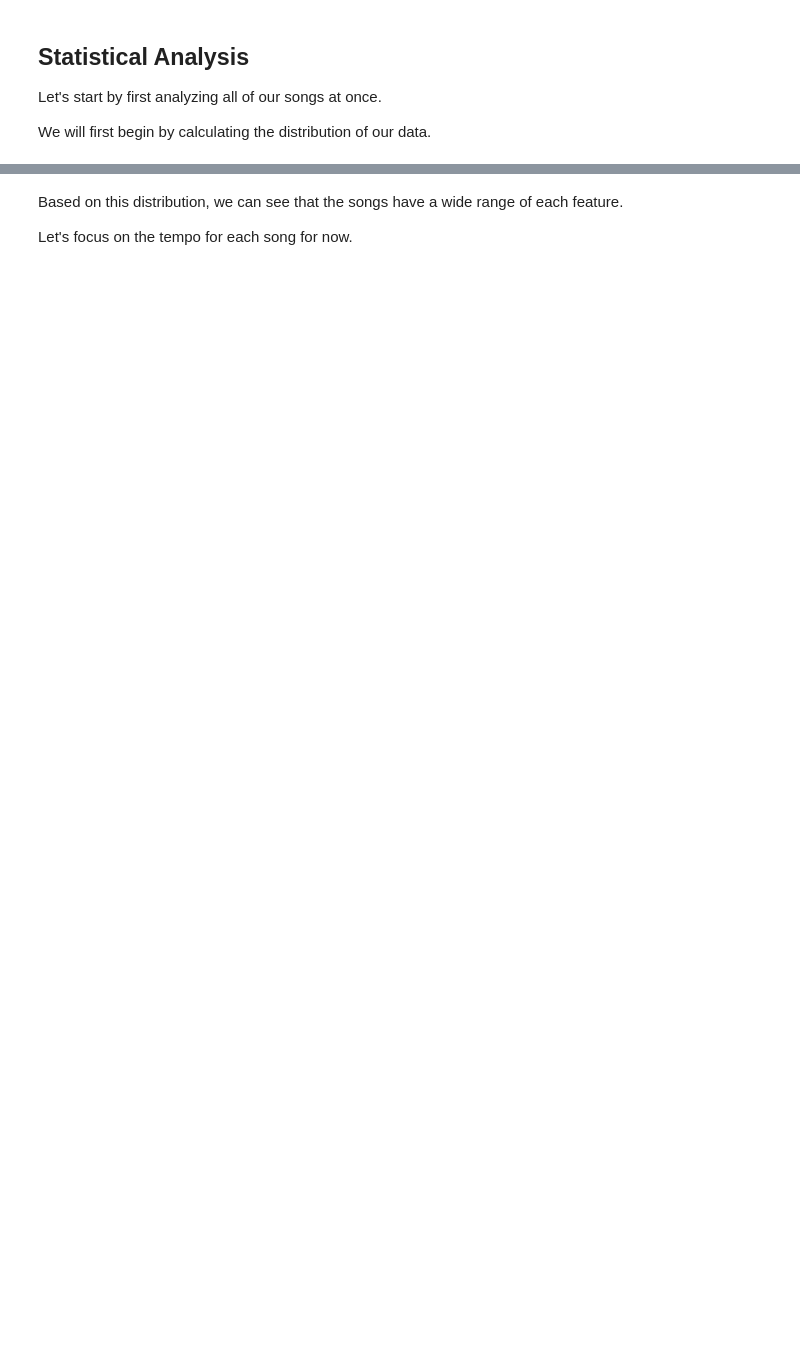
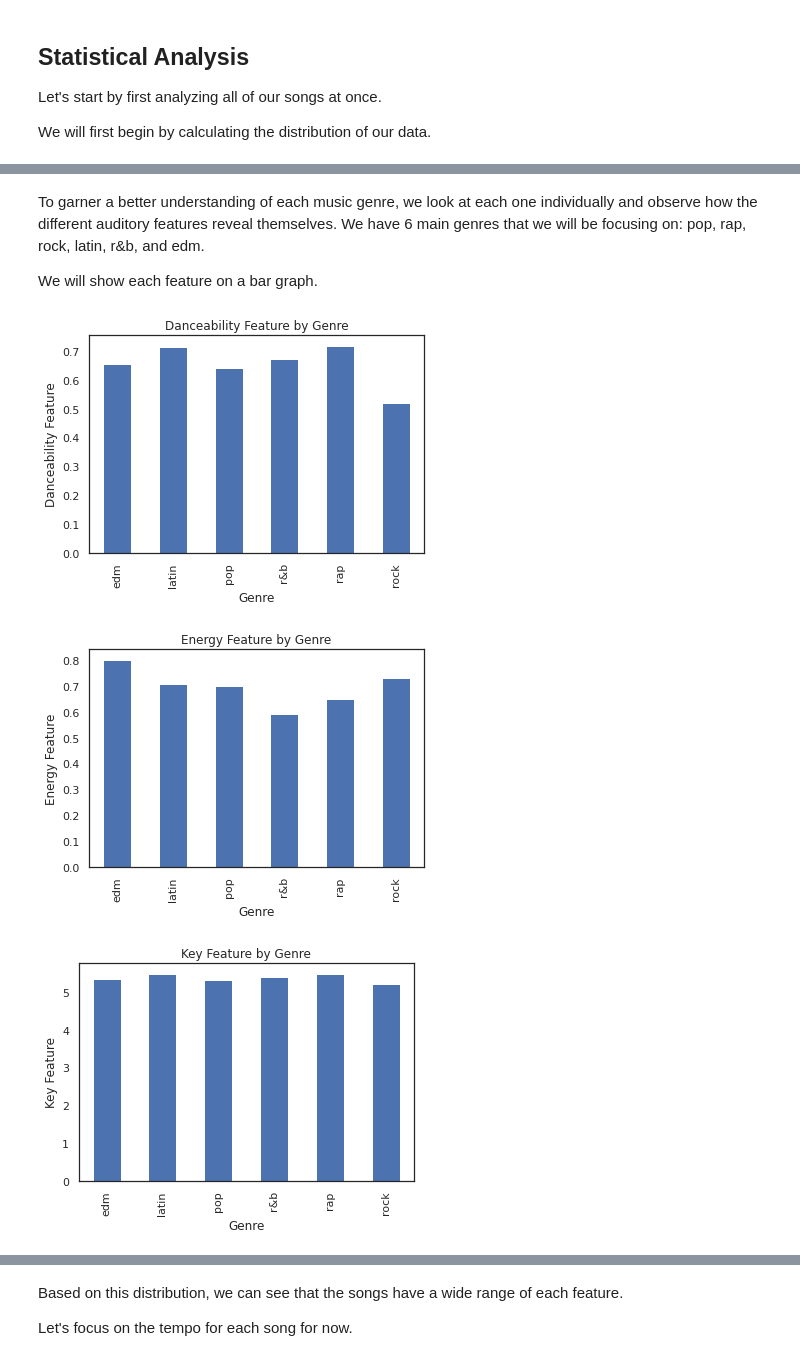
Before and after one commit to RaymondNg0054/cs105_finalproject, a Jupyter notebook: cs105_finalproject.ipynb, the cells around one changed output, grey strips where cells are left out. Drawn from its saved outputs; the diff is of its cells as text; code cells hidden in the pictures; blank space fills up the shorter version.

```diff
--- a/cs105_finalproject.ipynb
+++ b/cs105_finalproject.ipynb
@@ -40,3 +43,47 @@ df.describe()
 | 50% | 0.672000 | 0.721000 | 6.000000 | -6.166000 | 1.000000 | 0.062500 | 0.080400 | 0.000016 | ... |
 | 75% | 0.761000 | 0.840000 | 9.000000 | -4.645000 | 1.000000 | 0.132000 | 0.255000 | 0.004830 | ... |
 | max | 0.983000 | 1.000000 | 11.000000 | 1.275000 | 1.000000 | 0.918000 | 0.994000 | 0.994000 | ... |
+# %% [markdown]
+To garner a better understanding of each music genre, we look at each one individually and observe how the different auditory features reveal themselves. We have 6 main genres that we will be focusing on: pop, rap, rock, latin, r&b, and edm.
+
+We will show each feature on a bar graph.
+# %%
+X = df.groupby('playlist_genre')['danceability'].mean().plot.bar()
+plt.title("Danceability Feature by Genre")
+plt.xlabel("Genre")
+plt.ylabel("Danceability Feature")
+plt.show()
+
+X = df.groupby('playlist_genre')['energy'].mean().plot.bar()
+plt.title("Energy Feature by Genre")
+plt.xlabel("Genre")
+plt.ylabel("Energy Feature")
+plt.show()
+
+X = df.groupby('playlist_genre')['key'].mean().plot.bar()
+plt.title("Key Feature by Genre")
+plt.xlabel("Genre")
+plt.ylabel("Key Feature")
+plt.show()
+
+X = df.groupby('playlist_genre')['loudness'].mean().plot.bar()
+plt.title("Loudness Feature by Genre")
+plt.xlabel("Genre")
+plt.ylabel("Loudness Feature")
+plt.show()
+
+X = df.groupby('playlist_genre')['speechiness'].mean().plot.bar()
+plt.title("Speechiness Feature by Genre")
+plt.xlabel("Genre")
+plt.ylabel("Speechiness Feature")
+plt.show()
+
+X = df.groupby('playlist_genre')['tempo'].mean().plot.bar()
+plt.title("Tempo Feature by Genre")
+plt.xlabel("Genre")
+plt.ylabel("Tempo Feature")
+plt.show()
+# %% [output]
+[figure, added]
+[figure, added]
+[figure, added]
```
Also changed, not shown: parts of 5 cells of this notebook.
